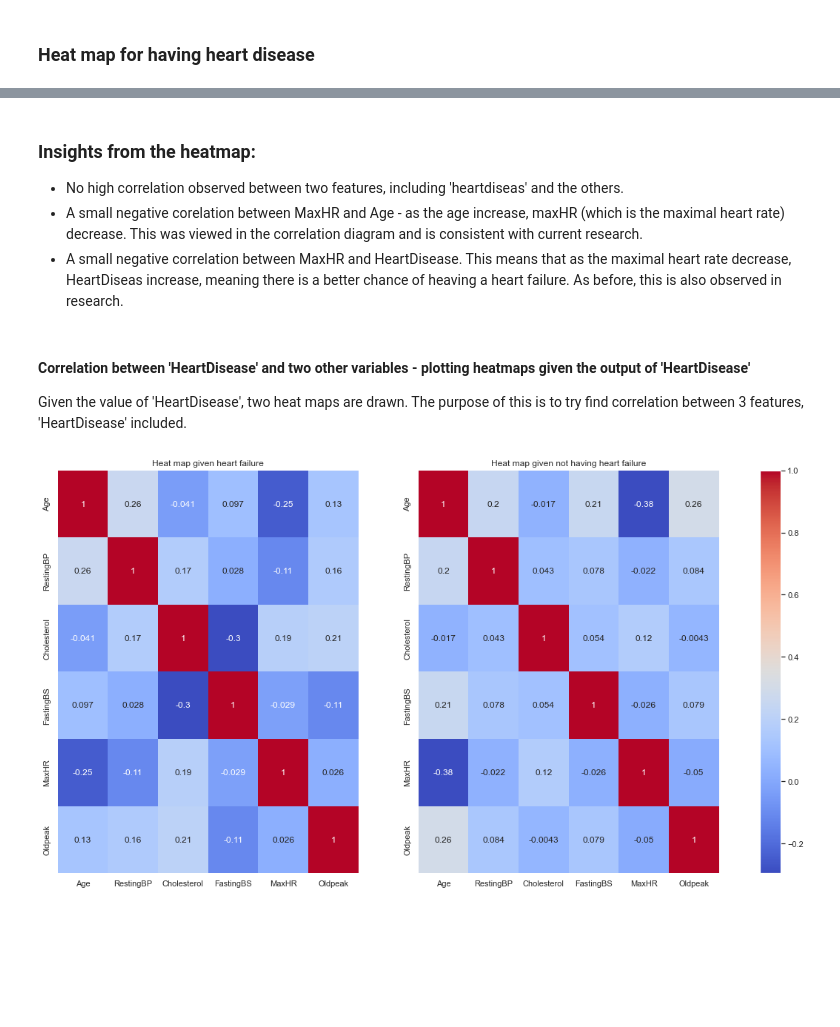
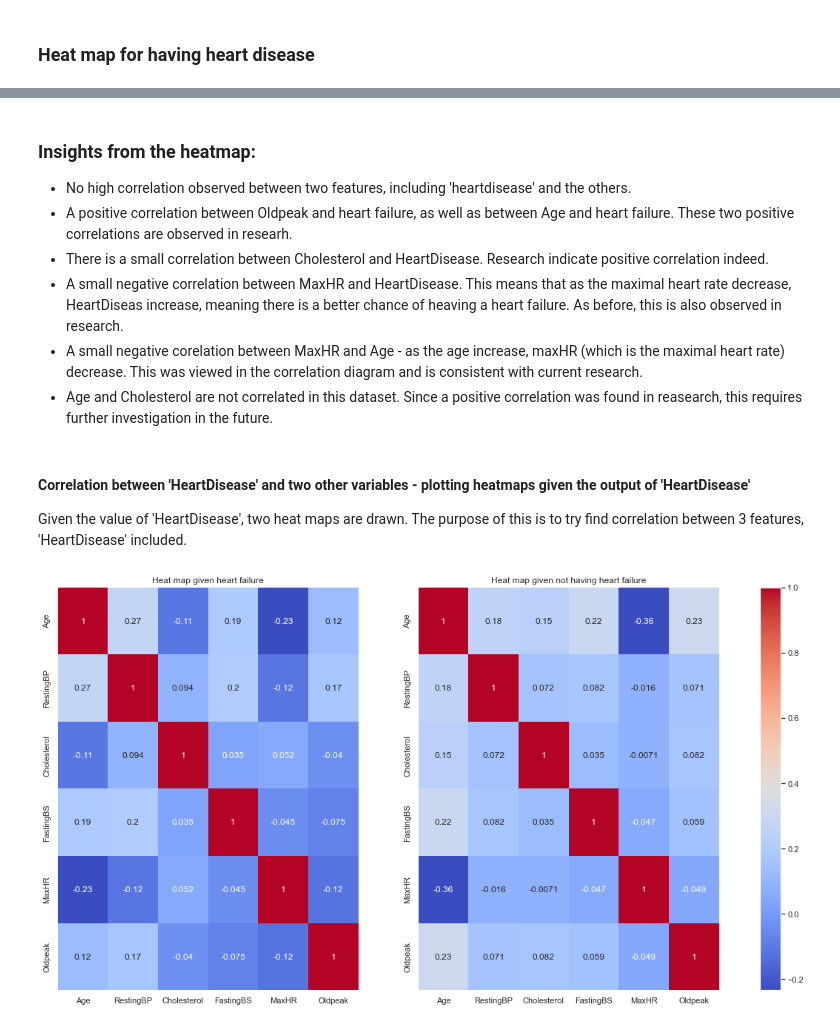
Before and after one commit to anatlevari/HeartFailureClassification, a Jupyter notebook: Heart Failure Insights.ipynb, the cells around one changed output, grey strips where cells are left out. Drawn from its saved outputs; the diff is of its cells as text; code cells hidden in the pictures; blank space fills up the shorter version.

```diff
--- a/Heart Failure Insights.ipynb
+++ b/Heart Failure Insights.ipynb
@@ -61,0 +111,9 @@ This shows that the data is clean and there are no missing values.
+# %%
+# preparing only numeric values to check
+cal_cols = ['Sex', 'ChestPainType', 'RestingECG', 'ExerciseAngina', 'ST_Slope']
+numeric_df = df.drop(cal_cols, axis=1)
+
+# calculating z-score and find values where z>3 - outliers
+z = np.abs(stats.zscore(numeric_df))
+print(np.where(z > 3))
+print(np.shape(np.where(z > 3)))
@@ -62 +153,20 @@ This shows that the data is clean and there are no missing values.
+# %%
+outliers_arr = np.where(z > 3)
+outliers_rows = outliers_arr[0]
+outliers_cols = outliers_arr[1]
+
+rows2delete = []
+# taking the rows to delete, corresponding to the columns 1 (RestingBP) and 5 (Oldpeak)
+for i in range(len(outliers_cols)):
+    if (outliers_cols[i] == 1) or (outliers_cols[i] == 5):
+        rows2delete.append(i)
+
+# dropping those rows
+df_clean = df.drop(df.index[rows2delete])
+
+# find and remove zero cholesterol rows:
+df_clean = df_clean[(df_clean['Cholesterol'] != 0)]
+
+# import the new DataFrame to be used in the classification task in next notebook
+df_clean.to_csv('/Users/anatlevari/Downloads/heart_clean.csv', index=False)
 # %% [markdown]
@@ -275,34 +338,37 @@ Text(0.5, 1.0, 'correlation between different variables')
 # %% [markdown]
 ### Insights from the heatmap:
-- No high correlation observed between two features, including 'heartdiseas' and the others.
+- No high correlation observed between two features, including 'heartdisease' and the others.
+- A positive correlation between Oldpeak and heart failure, as well as between Age and heart failure. These two positive correlations are observed in researh.
+- There is a small correlation between Cholesterol and HeartDisease. Research indicate positive correlation indeed.
+- A small negative correlation between MaxHR and HeartDisease. This means that as the maximal heart rate decrease, HeartDiseas increase, meaning there is a better chance of heaving a heart failure. As before, this is also observed in research.
 - A small negative corelation between MaxHR and Age - as the age increase, maxHR (which is the maximal heart rate) decrease. This was viewed in the correlation diagram and is consistent with current research.
-- A small negative correlation between MaxHR and HeartDisease. This means that as the maximal heart rate decrease, HeartDiseas increase, meaning there is a better chance of heaving a heart failure. As before, this is also observed in research.
+- Age and Cholesterol are not correlated in this dataset. Since a positive correlation was found in reasearch, this requires further investigation in the future.
 # %% [markdown]
 #### Correlation between 'HeartDisease' and two other variables - plotting heatmaps given the output of 'HeartDisease'
 Given the value of 'HeartDisease', two heat maps are drawn. The purpose of this is to try find correlation between 3 features, 'HeartDisease' included.
 # %%
 fig, ax =plt.subplots(1, 2, figsize=(20, 10))
 
 # Heat map for having heartdeseas
-dfHeartDiseas = df[df['HeartDisease'] == 1]
+dfHeartDiseas = df_clean[df_clean['HeartDisease'] == 1]
 dfHeartDiseas = dfHeartDiseas.drop('HeartDisease', 1)
 ax[0] = sns.heatmap(dfHeartDiseas.corr(), cmap="coolwarm", ax=ax[0], annot=True, cbar=False)
 ax[0].set_title('Heat map given heart failure')
 
 
 # Heat map for not having heartdeseas
-dfNo_HeartDiseas = df[df['HeartDisease'] == 0]
+dfNo_HeartDiseas = df_clean[df_clean['HeartDisease'] == 0]
 dfNo_HeartDiseas = dfNo_HeartDiseas.drop('HeartDisease', 1)
 ax[1] = sns.heatmap(dfNo_HeartDiseas.corr(), cmap="coolwarm", ax=ax[1], annot=True, cbar=False)
 ax[1].set_title('Heat map given not having heart failure')
 #plt.subplots_adjust(left=1, bottom=0.1, right=2, top=0.7, wspace=2, hspace=None)
 
 # setting one color map
 mappable = ax[0].get_children()[0]
 plt.colorbar(mappable, ax = [ax[0],ax[1]])
 
 plt.show()
 # %% [output]
-[figure, old version]
+[figure, new version]
 # %% [markdown]
 ### Insights from the heatmaps:
```
Also changed, not shown: parts of 29 cells of this notebook, 1 other file.
